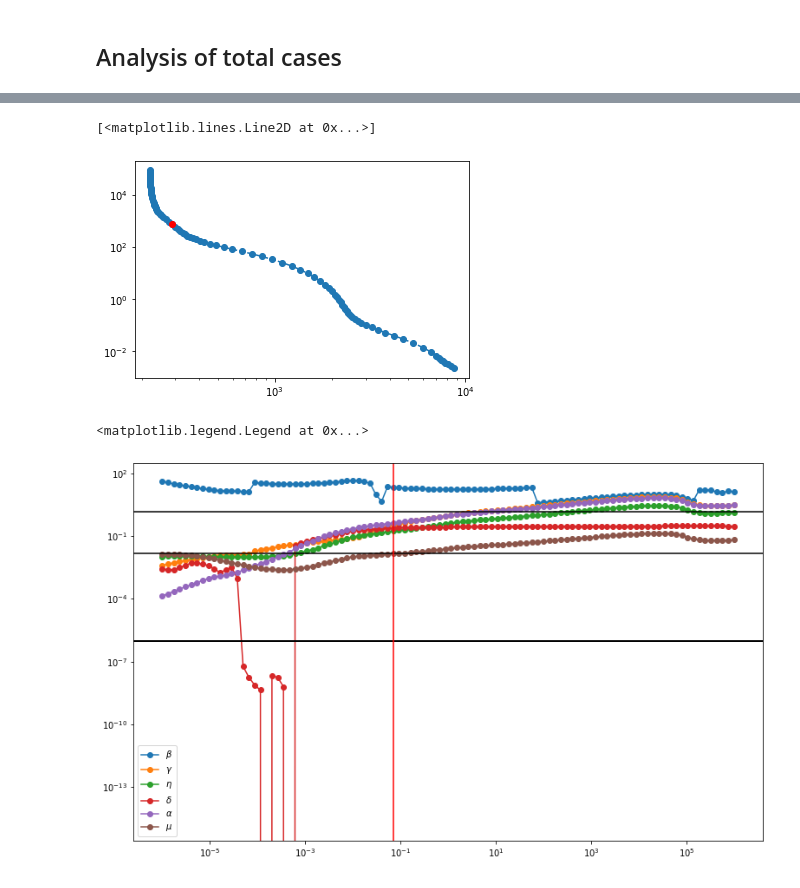
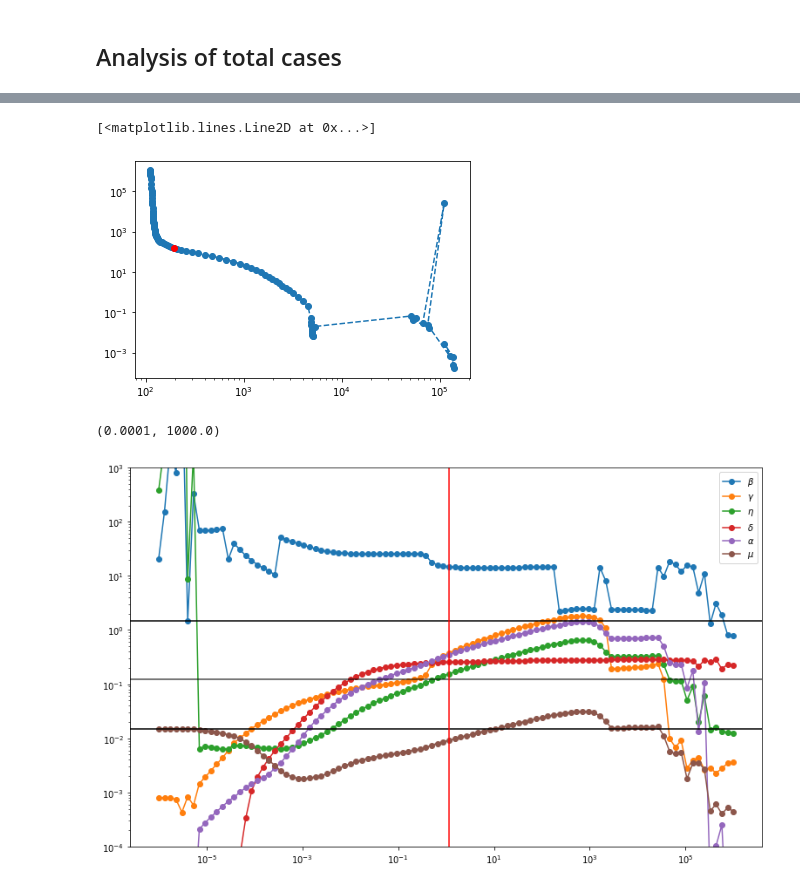
Before and after one commit to dwu402/pypei, a Jupyter notebook: samoa-data.ipynb, the cells around one changed output, grey strips where cells are left out. Cells and saved outputs as stored; diff of their text form; code cells hidden in the pictures.

```diff
--- a/samoa-data.ipynb
+++ b/samoa-data.ipynb
@@ -55,0 +45,2 @@ plt.legend("HGDRA")
+# %%
+time, cE, H, cH, D, G = raw_data.iloc[:,1:].values.T
@@ -61,13 +58,13 @@ plt.plot(time,[d/ce if ce else None for d,ce in zip(D,cE)],'o')
 # %%
 data_pd = np.vstack([H, G, D, cE, cH]).astype(float).T
-start = 2
+start = 0
 data_time = time[start:]
 data_pd = data_pd[start:,:]
 
 p0 = [1.5, 1e-6, 0, 1e-6, 1e-6, 0.015]
 config = {
-    "grid_size": 63*2,
-    "basis_number": 31,
+    "grid_size": 77*2,
+    "basis_number": 40,
     "model_form": {
         "state": 9,
         "parameters": 6
@@ -79,7 +76,7 @@ config = {
     "observation_vector": [3,4,6,7,8],
     "weightings":[
         [1]*9,
-        [1]*len(data_time)
+        np.sqrt((data_time+1)/np.mean(data_time+1))
     ],
     "regularisation_value": copy(p0),
 }
@@ -113,7 +110,7 @@ getp = ca.Function('getx', [solver_setup['x']], model.ps)
 c0 = [2500*np.ones(config['basis_number']) for _ in range(9)]
 x0 = np.hstack([*c0, p0])
 lbx = [-np.inf]*(config['basis_number']*9) + [0]*len(config['regularisation_value'])
-alpha = 1e1
+alpha = 1e2
 # %%
 pure_solve = solver(x0=x0, p=[0, 0], lbx=lbx, lbg=0)
 # %% [output]
@@ -178,29 +175,31 @@ This is Ipopt version 3.12.3, running with linear solver mum
 # %%
 fsvals = np.array([(float(f1_ex(s['x'])), float(f2_ex(s['x']))) for s in sols])
 # %%
-idx = 40
+idx = 50
 plt.loglog(*fsvals.T, 'o--',)
 plt.loglog(*fsvals[idx], 'ro')
 # %% [output]
 [<matplotlib.lines.Line2D at 0x...>]
-[figure, old version]
+[figure, new version]
 # %%
 plt.figure(figsize=[13,8])
 plt.plot(prange, [float(s['x'][-6]) for s in sols], 'o-', label=r'$\beta$')
 plt.plot(prange, [float(s['x'][-5]) for s in sols], 'o-', label=r'$\gamma$')
 plt.plot(prange, [float(s['x'][-4]) for s in sols], 'o-', label=r'$\eta$')
 plt.plot(prange, [float(s['x'][-3]) for s in sols], 'o-', label=r'$\delta$')
 plt.plot(prange, [float(s['x'][-2]) for s in sols], 'o-', label=r'$\alpha$')
 plt.plot(prange, [float(s['x'][-1]) for s in sols], 'o-', label=r'$\mu$')
 for q in p0:
     plt.axhline(q, color='k')
+plt.axhline(0.125, color='k', alpha=0.7)
 plt.xscale('log')
 plt.yscale('log')
 plt.axvline(prange[idx], color='r')
 plt.legend()
+plt.ylim([1e-4, 1e3])
 # %% [output]
-<matplotlib.legend.Legend at 0x...>
+(0.0001, 1000.0)
-[figure, old version]
+[figure, new version]
 # %%
 def r0(sol):
     b, g, e, d, a, m = getp(sol['x'])
```
Also changed, not shown: parts of 27 cells of this notebook, 6 other files.
